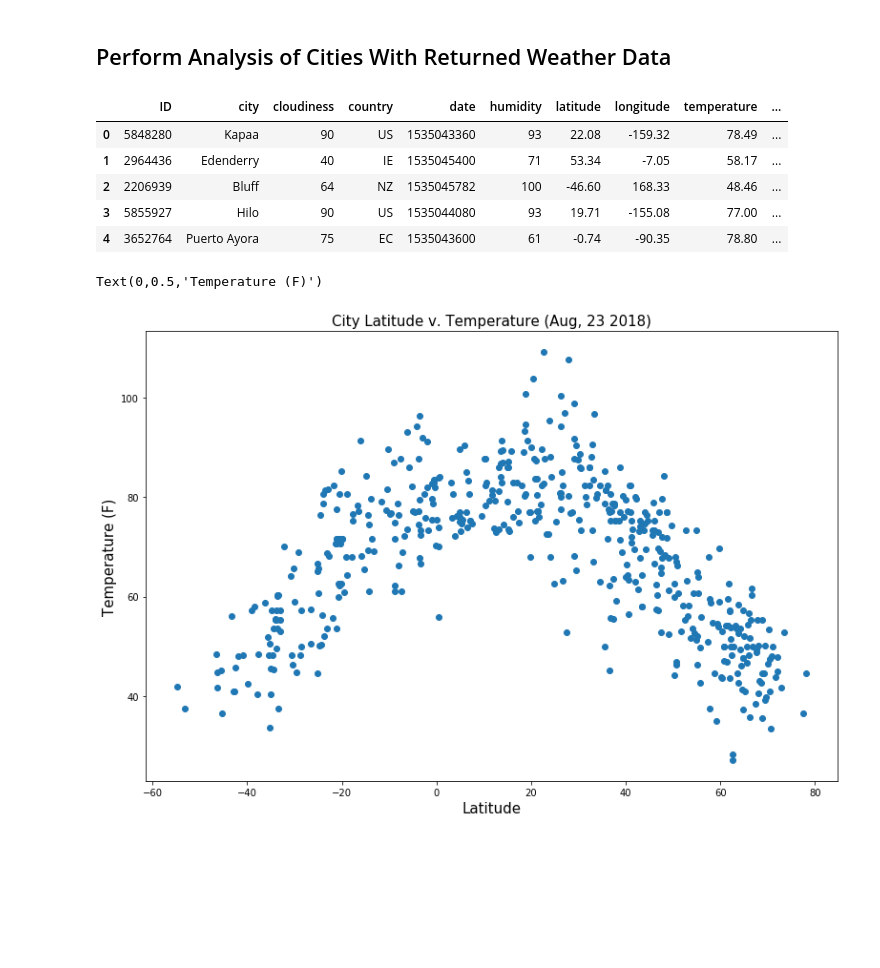
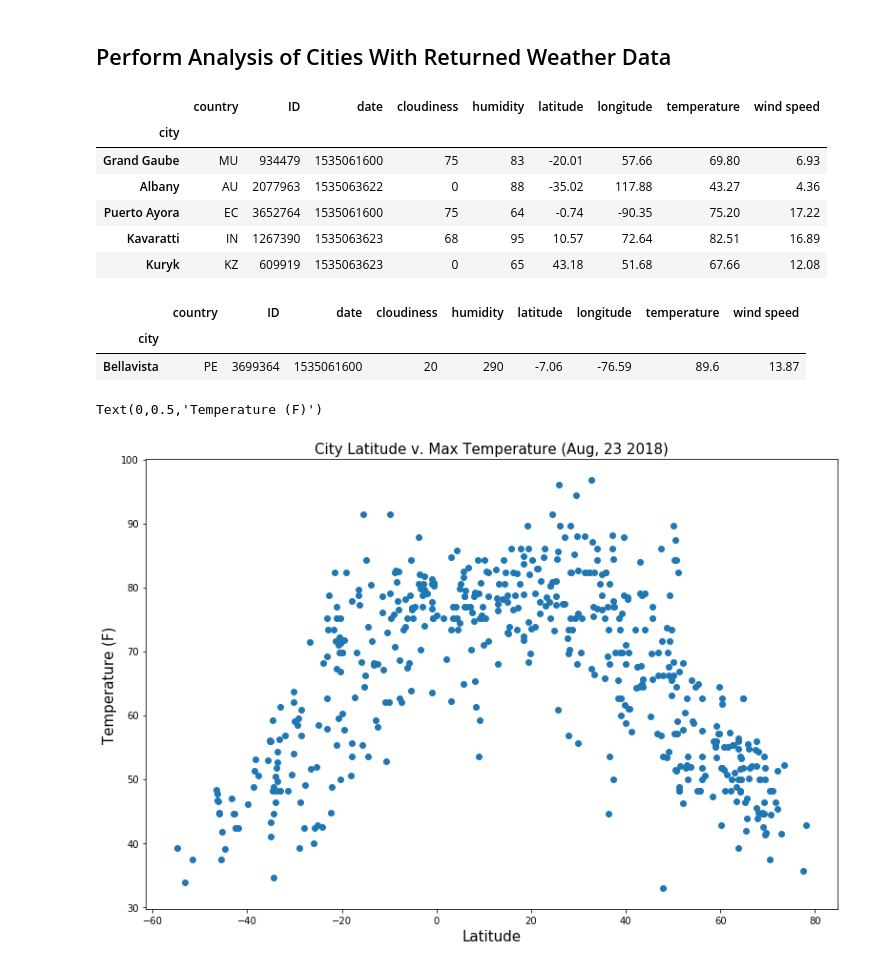
Before and after one commit to Sam-Marshall/Weather_API, a Jupyter notebook: WeatherPy.ipynb, the cells around one changed output. Cells and saved outputs as stored; diff of their text form; code cells hidden in the pictures; blank space fills up the shorter version.

```diff
--- a/WeatherPy.ipynb
+++ b/WeatherPy.ipynb
@@ -21,8 +21,9 @@ gmaps.configure(api_key=gkey)
 # Incorporated citipy to determine city based on latitude and longitude
 from citipy import citipy
 
-# Output File (CSV)
+# Output File (CSV/TXT)
 output_data_file = "output_data/cities.csv"
+output_txt_file = "output_data/cities.txt"
 
 # Range of latitudes and longitudes
 lat_range = (-90, 90)
@@ -70,14 +78,14 @@ found = []
 weather = []
 
 for x in range(len(cities)):
-    city = cities[x]
-    new_city = city.replace(' ', '+')
-    location = f"{new_city},{countries[x]}"
+    city = cities[x].replace(' ', '+')
+    country = countries[x]
+    location = f"{city},{country}"
     city_url = f"{url}&q={location}"
 
     response = requests.get(city_url).json()
     try:
-        temp = response['main']['temp']
+        temp = response['main']['temp_max']
         humidity = response['main']['humidity']
         cloudiness = response['clouds']['all']
         windSpeed = response['wind']['speed']
@@ -99,11 +107,31 @@ for x in range(len(cities)):
             'latitude': locationLat,
             'longitude': locationLng
         }
-        print(f"Location: {name}, {response['sys']['country']}")
-        print(f"ID: {numId}")
+        with open(output_txt_file, "a") as myfile:
+            myfile.write(f"Location: {name}, {country}. City ID: {numId}\n")
+            myfile.write(f"{city_url}\n")
+            myfile.write("\n")
+        print(f"Location: {name}, {country}. City ID: {numId}")
+        print(f"{city_url}")
+        print("\n")
         found.append(location)
         weather.append(information)
     except KeyError:
-        print(f"{location} has no data. Skipping!")
+        loc = location.replace('+', ' ').replace(',', ', ')
+        with open(output_txt_file, "a") as myfile:
+            myfile.write(f"Location: {loc} has no weather data\n")
+            myfile.write(f"{city_url}\n")
+            myfile.write("\n")
+        print(f"Location: {loc} has no weather data")
+        print(f"{city_url}")
+        print("\n")
         not_found.append(location)
+
+with open(output_txt_file, "a") as myfile:
+    myfile.write(f"Found by Open Weather Map: {len(found)}\n")
+    myfile.write(f"Not found by Open Weather Map: {len(not_found)}\n")
+    myfile.write("\n")
+print(f"Found by Open Weather Map: {len(found)}")
+print(f"Not found by Open Weather Map: {len(not_found)}")
+print("\n")
 # %% [output]
@@ -364,23 +436,33 @@ plt.show()
 # %% [markdown]
 ## Perform Analysis of Cities With Returned Weather Data
 # %%
-weather_df = pd.DataFrame(weather)
+weather_df = pd.DataFrame(weather).set_index('city')
+weather_df = weather_df[['country', 'ID', 'date', 'cloudiness', 'humidity', 'latitude', 'longitude', 'temperature', 'wind speed']]
 weather_df.head()
 # %% [output]
-|  | ID | city | cloudiness | country | date | humidity | latitude | longitude | temperature | ... |
-| 0 | 5848280 | Kapaa | 90 | US | 1535043360 | 93 | 22.08 | -159.32 | 78.49 | ... |
-| 1 | 2964436 | Edenderry | 40 | IE | 1535045400 | 71 | 53.34 | -7.05 | 58.17 | ... |
-| 2 | 2206939 | Bluff | 64 | NZ | 1535045782 | 100 | -46.60 | 168.33 | 48.46 | ... |
-| 3 | 5855927 | Hilo | 90 | US | 1535044080 | 93 | 19.71 | -155.08 | 77.00 | ... |
-| 4 | 3652764 | Puerto Ayora | 75 | EC | 1535043600 | 61 | -0.74 | -90.35 | 78.80 | ... |
+|  | country | ID | date | cloudiness | humidity | latitude | longitude | temperature | wind speed |
+| city |  |  |  |  |  |  |  |  |  |
+| Grand Gaube | MU | 934479 | 1535061600 | 75 | 83 | -20.01 | 57.66 | 69.80 | 6.93 |
+| Albany | AU | 2077963 | 1535063622 | 0 | 88 | -35.02 | 117.88 | 43.27 | 4.36 |
+| Puerto Ayora | EC | 3652764 | 1535061600 | 75 | 64 | -0.74 | -90.35 | 75.20 | 17.22 |
+| Kavaratti | IN | 1267390 | 1535063623 | 68 | 95 | 10.57 | 72.64 | 82.51 | 16.89 |
+| Kuryk | KZ | 609919 | 1535063623 | 0 | 65 | 43.18 | 51.68 | 67.66 | 12.08 |
+# %%
+weather_df.loc[(weather_df['humidity'] > 100) | (weather_df['cloudiness'] > 100), :]
+# %% [output]
+|  | country | ID | date | cloudiness | humidity | latitude | longitude | temperature | wind speed |
+| city |  |  |  |  |  |  |  |  |  |
+| Bellavista | PE | 3699364 | 1535061600 | 20 | 290 | -7.06 | -76.59 | 89.6 | 13.87 |
+# %%
+weather_df = weather_df.drop(['Bellavista'])
 # %%
 plt.scatter(weather_df['latitude'], weather_df['temperature'])
-plt.title('City Latitude v. Temperature (Aug, 23 2018)', fontsize=15)
+plt.title('City Latitude v. Max Temperature (Aug, 23 2018)', fontsize=15)
 plt.xlabel('Latitude', fontsize=15)
 plt.ylabel('Temperature (F)', fontsize=15)
 # %% [output]
 Text(0,0.5,'Temperature (F)')
-[figure, old version]
+[figure, new version]
 # %%
 plt.scatter(weather_df['latitude'], weather_df['humidity'])
 plt.title('City Latitude v. Humidity (Aug, 23 2018)', fontsize=15)
```
Also changed, not shown: parts of 14 cells of this notebook, 2 other files.
